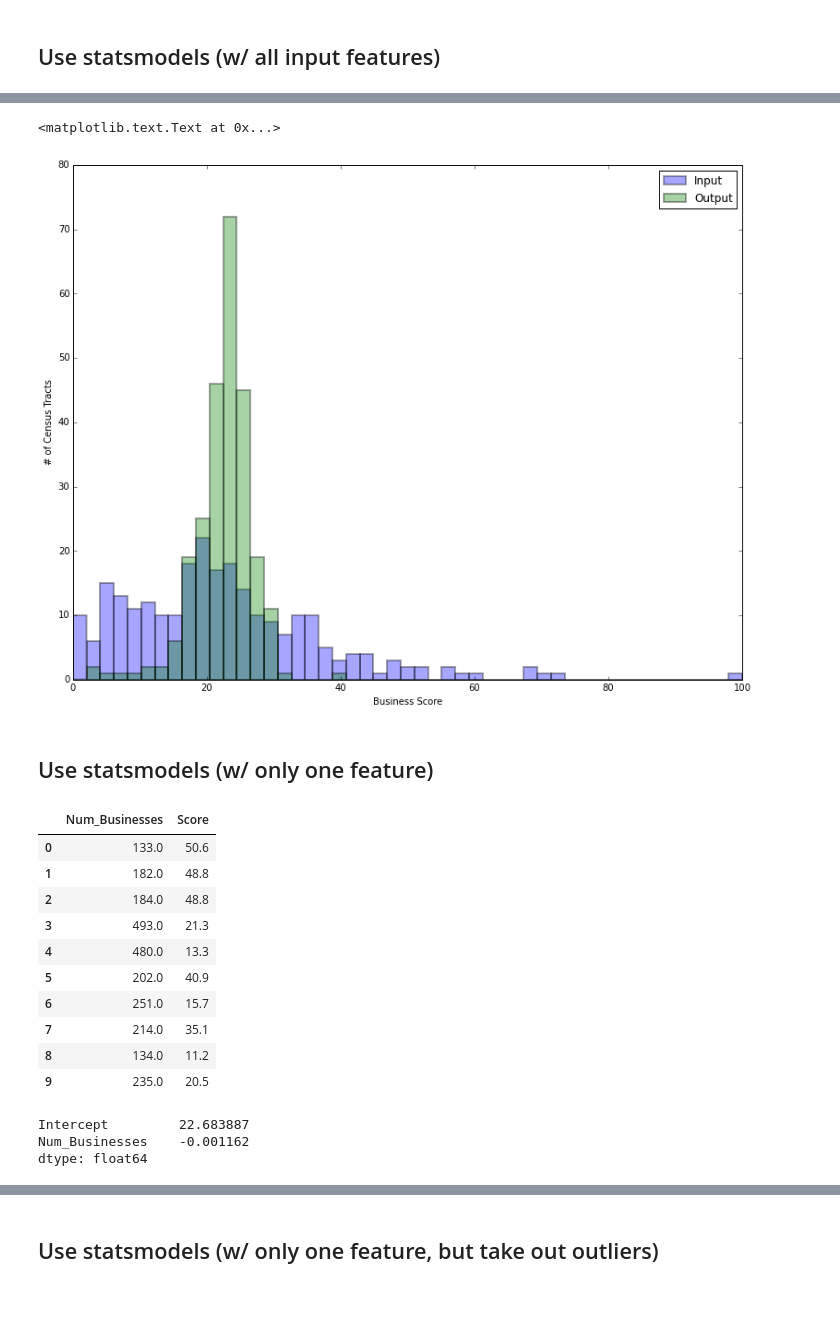
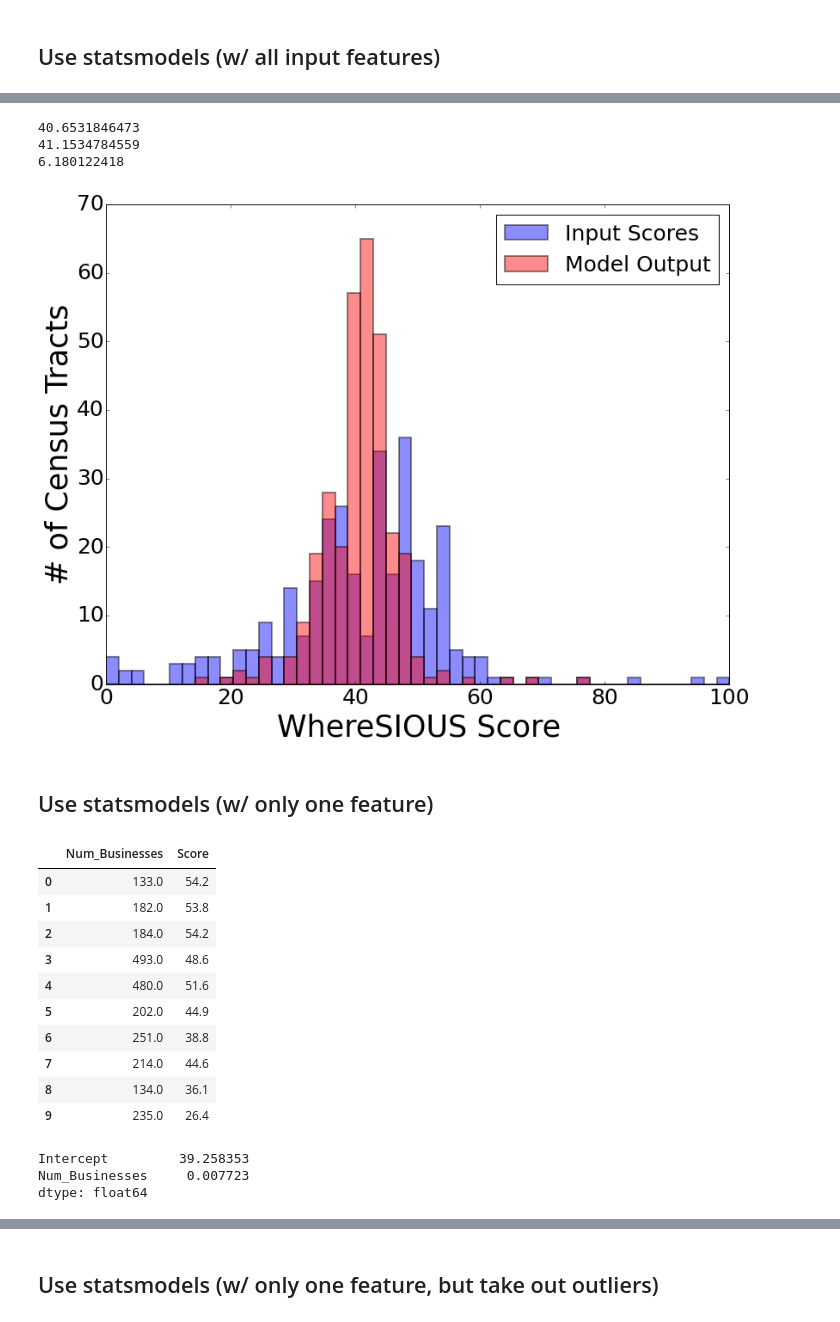
Before and after one commit to jmsilverman/insight_project, a Jupyter notebook: lin_reg_training.ipynb, the cells around one changed output, grey strips where cells are left out. Saved outputs shown, nothing was run; the diff lists cells and outputs as text; code cells hidden in the pictures.

Commit message:
moved presentations to website folder and made a few plots in notebooks prettier

```diff
--- a/lin_reg_training.ipynb
+++ b/lin_reg_training.ipynb
@@ -20,7 +20,7 @@ scaled = False
 # %%
 # define extra bit for filenames, in case of only using one NAICS code
 extras = ['all','44','45','56','62']
-i = 1
+i = 0
 extra = '_'+extras[i]
 # %%
 # read in labeled examples (see build_features_labels.ipynb for more info)
@@ -308,19 +312,25 @@ OLS Regression Results
 # %%
 # use coefficients to calculate score for each census tract
 scores = lm.predict(df_new)
 # make histogram of scores
 plt.figure(figsize=(13, 10))
 bin_width = 2
 bins = np.linspace(min(labels), max(labels), (max(labels)-min(labels))/bin_width)
-plt.hist(labels, bins, linewidth=2, alpha=0.35, label='Input');
-plt.hist(scores, bins, linewidth=2, alpha=0.35, label='Output');
+plt.hist(labels, bins, linewidth=2, alpha=0.45, label='Input Scores');
+plt.hist(scores, bins, linewidth=2, alpha=0.45, label='Model Output', color='red');
 plt.xlim([min(labels),max(labels)])
-plt.legend(loc=0)
-plt.xlabel('Business Score')
-plt.ylabel('# of Census Tracts')
+plt.legend(loc=0,fontsize=25)
+plt.tick_params(axis='both', which='major', labelsize=25)
+plt.xlabel('WhereSIOUS Score',fontsize=35)
+plt.ylabel('# of Census Tracts',fontsize=35)
+print np.mean(scores)
+print np.median(scores)
+print np.std(scores)
 # %% [output]
-<matplotlib.text.Text at 0x...>
+40.6531846473
+41.1534784559
+6.180122418
-[figure, old version]
+[figure, new version]
 # %% [markdown]
 ## Use statsmodels (w/ only one feature)
 # %%
@@ -329,24 +339,24 @@ df_one = pd.DataFrame({'Score': labels, 'Num_Businesses': features[:,20]})
 df_one[:10]
 # %% [output]
 |  | Num_Businesses | Score |
-| 0 | 133.0 | 50.6 |
-| 1 | 182.0 | 48.8 |
-| 2 | 184.0 | 48.8 |
-| 3 | 493.0 | 21.3 |
-| 4 | 480.0 | 13.3 |
-| 5 | 202.0 | 40.9 |
-| 6 | 251.0 | 15.7 |
-| 7 | 214.0 | 35.1 |
-| 8 | 134.0 | 11.2 |
-| 9 | 235.0 | 20.5 |
+| 0 | 133.0 | 54.2 |
+| 1 | 182.0 | 53.8 |
+| 2 | 184.0 | 54.2 |
+| 3 | 493.0 | 48.6 |
+| 4 | 480.0 | 51.6 |
+| 5 | 202.0 | 44.9 |
+| 6 | 251.0 | 38.8 |
+| 7 | 214.0 | 44.6 |
+| 8 | 134.0 | 36.1 |
+| 9 | 235.0 | 26.4 |
 # %%
 # fit the data
 lm = smf.ols(formula='Score ~ Num_Businesses',data=df_one).fit()
 # print the coefficients
 lm.params
 # %% [output]
-Intercept         22.683887
-Num_Businesses    -0.001162
+Intercept         39.258353
+Num_Businesses     0.007723
 dtype: float64
 # %%
 # use the fit to calculate line of best fit
```
Also changed, not shown: parts of 22 cells of this notebook, 7 other files.
